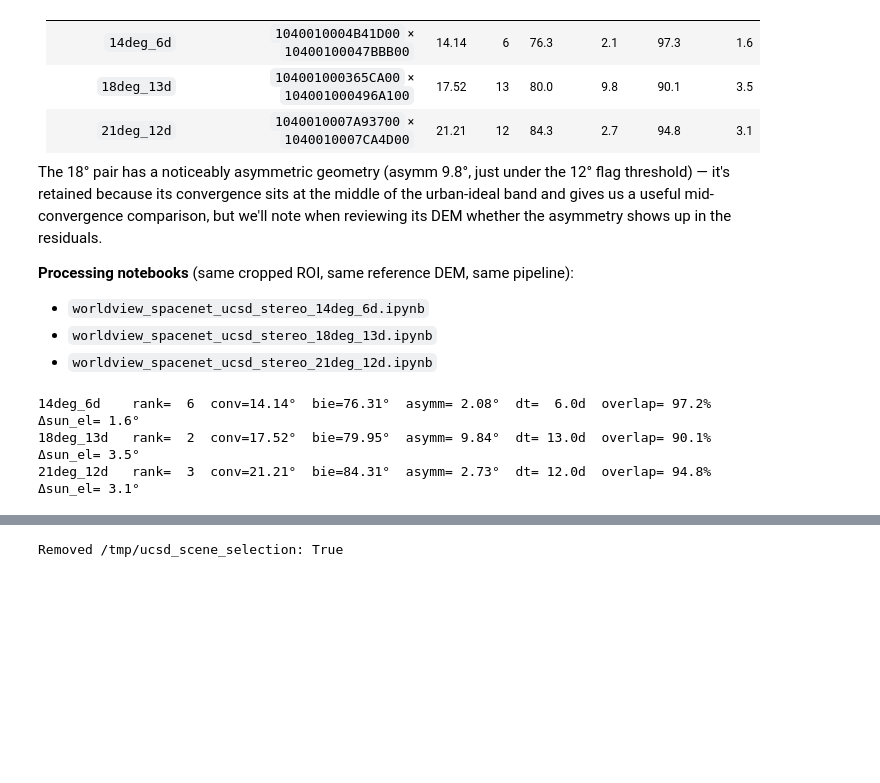
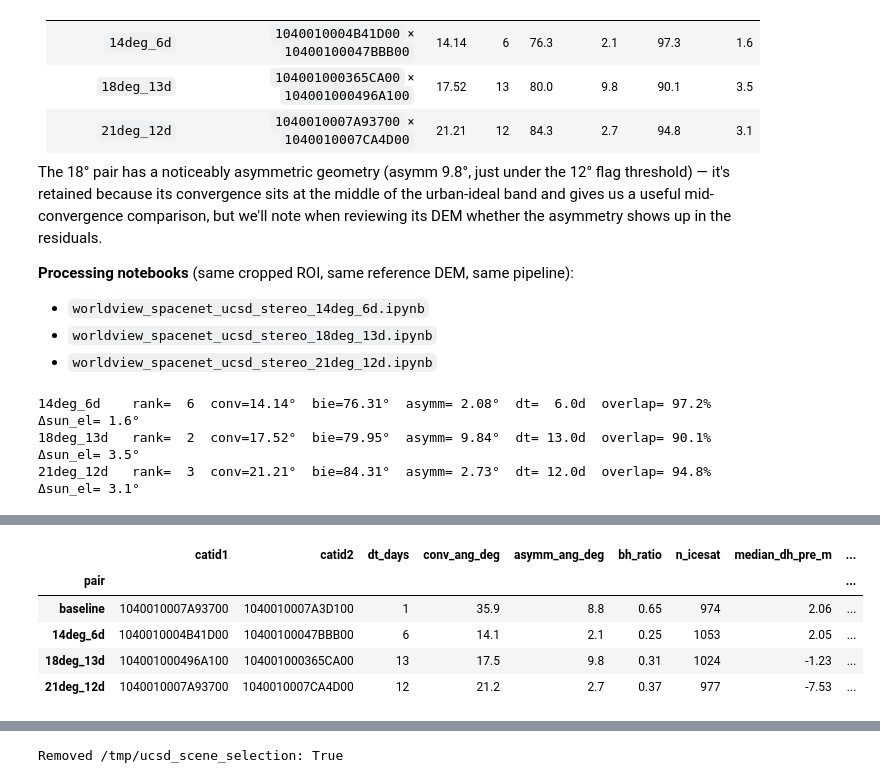
Before and after one commit to uw-cryo/asp_plot, a Jupyter notebook: notebooks/WorldView/worldview_spacenet_ucsd_stereo_scene_selection.ipynb, the cells around one changed output, grey strips where cells are left out. Drawn from its saved outputs; the diff is of its cells as text; code cells hidden in the pictures; blank space fills up the shorter version.

```diff
--- a/notebooks/WorldView/worldview_spacenet_ucsd_stereo_scene_selection.ipynb
+++ b/notebooks/WorldView/worldview_spacenet_ucsd_stereo_scene_selection.ipynb
@@ -428,0 +444,79 @@ for tag, c1, c2 in selected_pairs:
+# %%
+import pandas as pd
+
+pairs = [
+    {
+        "pair": "baseline",
+        "catid1": "1040010007A93700",
+        "catid2": "1040010007A3D100",
+        "dt_days": 1,
+        "conv_ang_deg": 35.9,
+        "asymm_ang_deg": 8.8,
+        "bh_ratio": 0.650,
+        "n_icesat": 974,
+        "median_dh_pre_m": 2.06,
+        "nmad_dh_pre_m": 1.56,
+        "translation_mag_m": 1.88,
+        "median_dh_post_m": 0.19,
+        "nmad_dh_post_m": 1.56,
+        "selected": False,
+    },
+    {
+        "pair": "14deg_6d",
+        "catid1": "1040010004B41D00",
+        "catid2": "10400100047BBB00",
+        "dt_days": 6,
+        "conv_ang_deg": 14.1,
+        "asymm_ang_deg": 2.1,
+        "bh_ratio": 0.250,
+        "n_icesat": 1053,
+        "median_dh_pre_m": 2.05,
+        "nmad_dh_pre_m": 2.01,
+        "translation_mag_m": 1.99,
+        "median_dh_post_m": 0.09,
+        "nmad_dh_post_m": 1.97,
+        "selected": False,
+    },
+    {
+        "pair": "18deg_13d",
+        "catid1": "104001000496A100",
+        "catid2": "104001000365CA00",
+        "dt_days": 13,
+        "conv_ang_deg": 17.5,
+        "asymm_ang_deg": 9.8,
+        "bh_ratio": 0.310,
+        "n_icesat": 1024,
+        "median_dh_pre_m": -1.23,
+        "nmad_dh_pre_m": 1.77,
+        "translation_mag_m": 1.42,
+        "median_dh_post_m": -0.05,
+        "nmad_dh_post_m": 1.77,
+        "selected": False,
+    },
+    {
+        "pair": "21deg_12d",
+        "catid1": "1040010007A93700",
+        "catid2": "1040010007CA4D00",
+        "dt_days": 12,
+        "conv_ang_deg": 21.2,
+        "asymm_ang_deg": 2.7,
+        "bh_ratio": 0.370,
+        "n_icesat": 977,
+        "median_dh_pre_m": -7.53,
+        "nmad_dh_pre_m": 1.63,
+        "translation_mag_m": 8.00,
+        "median_dh_post_m": 0.05,
+        "nmad_dh_post_m": 1.53,
+        "selected": True,
+    },
+]
+
+comparison = pd.DataFrame(pairs).set_index("pair")
+comparison
+# %% [output]
+|  | catid1 | catid2 | dt_days | conv_ang_deg | asymm_ang_deg | bh_ratio | n_icesat | median_dh_pre_m | ... |
+| pair |  |  |  |  |  |  |  |  | ... |
+| baseline | 1040010007A93700 | 1040010007A3D100 | 1 | 35.9 | 8.8 | 0.65 | 974 | 2.06 | ... |
+| 14deg_6d | 1040010004B41D00 | 10400100047BBB00 | 6 | 14.1 | 2.1 | 0.25 | 1053 | 2.05 | ... |
+| 18deg_13d | 104001000496A100 | 104001000365CA00 | 13 | 17.5 | 9.8 | 0.31 | 1024 | -1.23 | ... |
+| 21deg_12d | 1040010007A93700 | 1040010007CA4D00 | 12 | 21.2 | 2.7 | 0.37 | 977 | -7.53 | ... |
```
Also changed, not shown: parts of 3 cells of this notebook, 11 other files.
